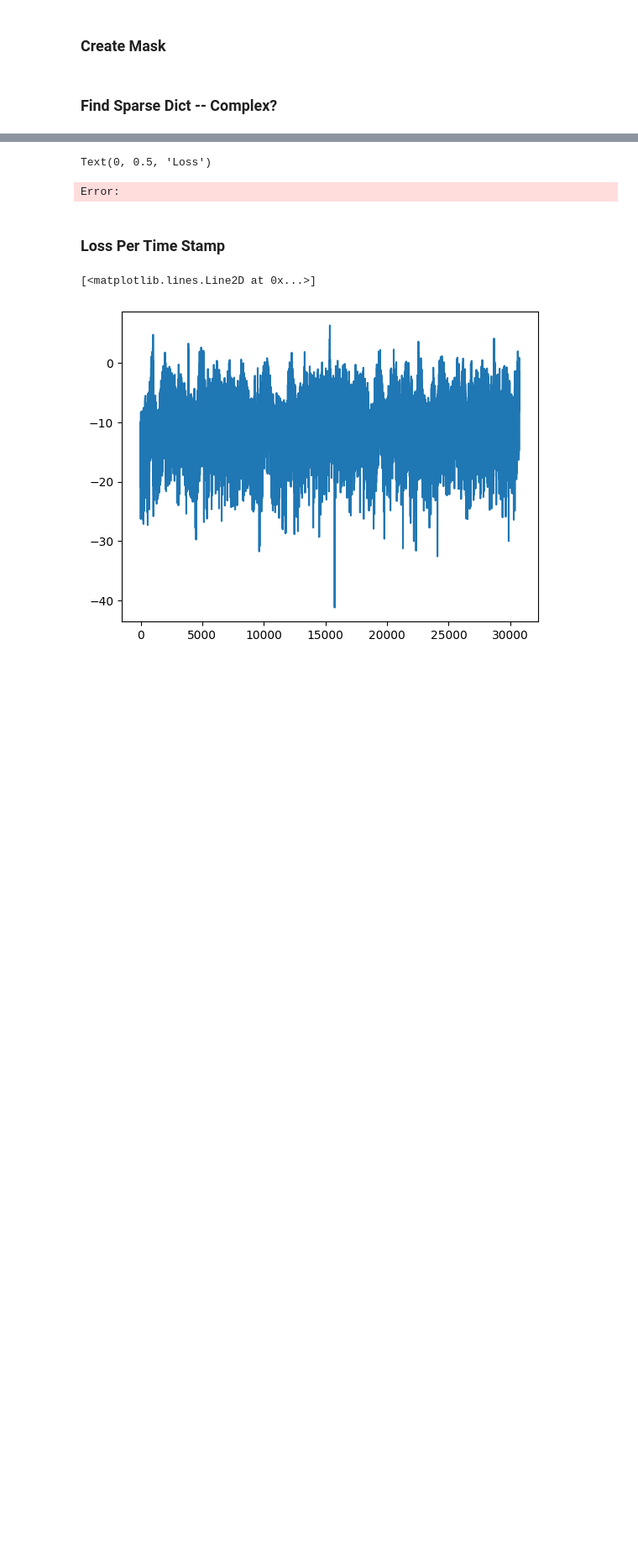
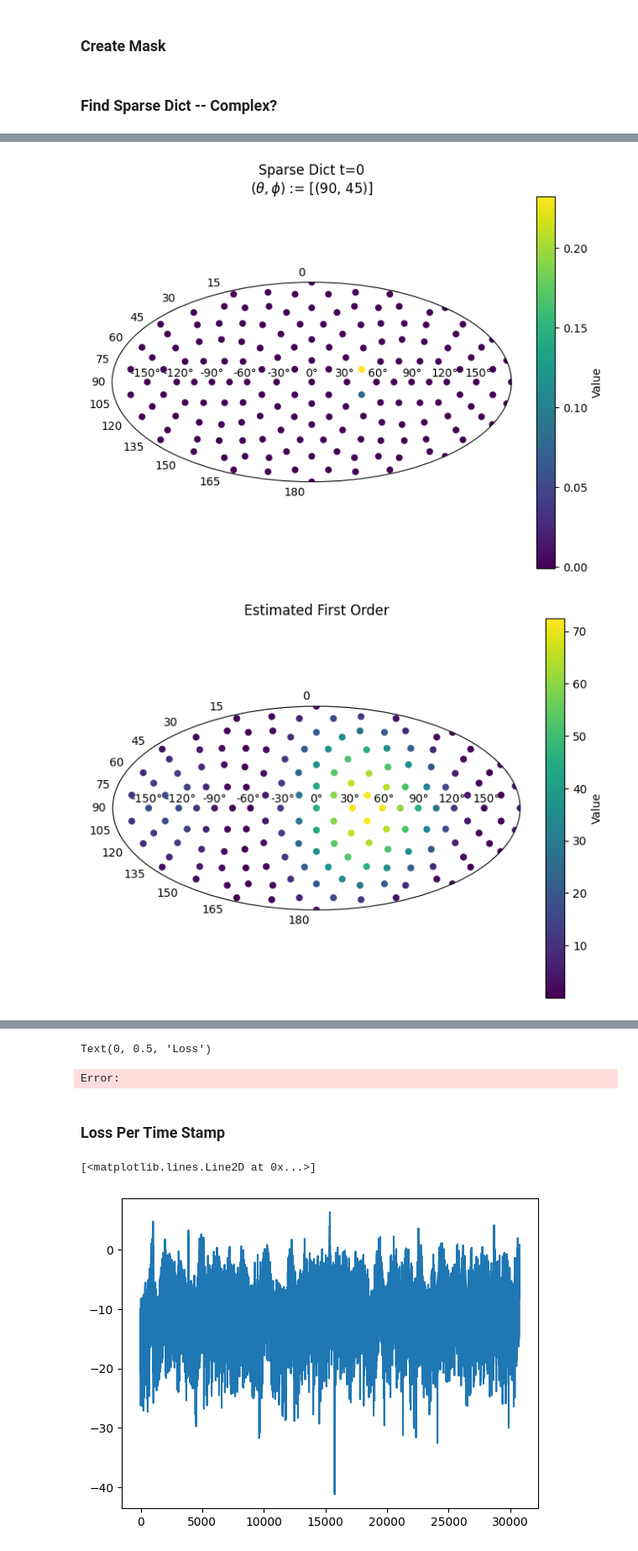
Before and after one commit to Amitmils/AmbisonicUpscaling, a Jupyter notebook: run_script_v2.ipynb, the cells around one changed output, grey strips where cells are left out. Shown at 84% size. Saved outputs shown, nothing was run; the diff lists cells and outputs as text; code cells hidden in the pictures; blank space fills up the shorter version.

```diff
--- a/run_script_v2.ipynb
+++ b/run_script_v2.ipynb
@@ -188,0 +195,20 @@ True
+# %%
+index = 0
+window=10
+
+sound_field.plot_sparse_dict(s_stft_dict[0].sum(-1,keepdim=True), sample_idx=index)
+utils.plot_on_2D(
+            azi=sound_field.P_ph,
+            zen=sound_field.P_th,
+            values=est_first_order_proj[window],
+            title=f"Estimated First Order",
+)
+utils.plot_on_2D(
+            azi=sound_field.P_ph,
+            zen=sound_field.P_th,
+            values=real_first_order_proj[window],
+            title=f"Real First Order",
+)
+# %% [output]
+[figure, added]
+[figure, added]
```
Also changed, not shown: parts of 11 cells of this notebook, 3 other files.
